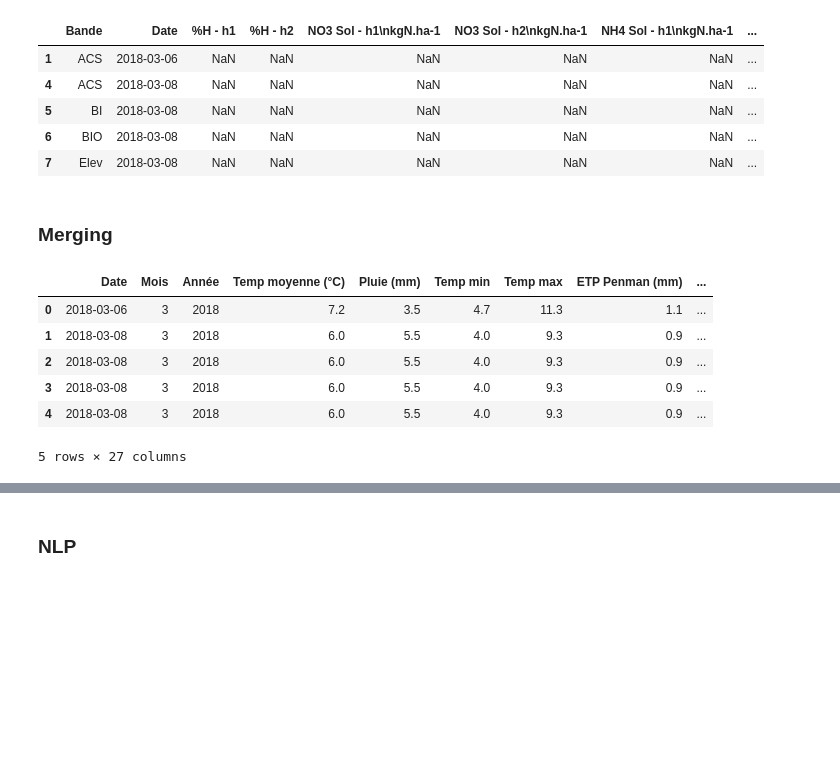
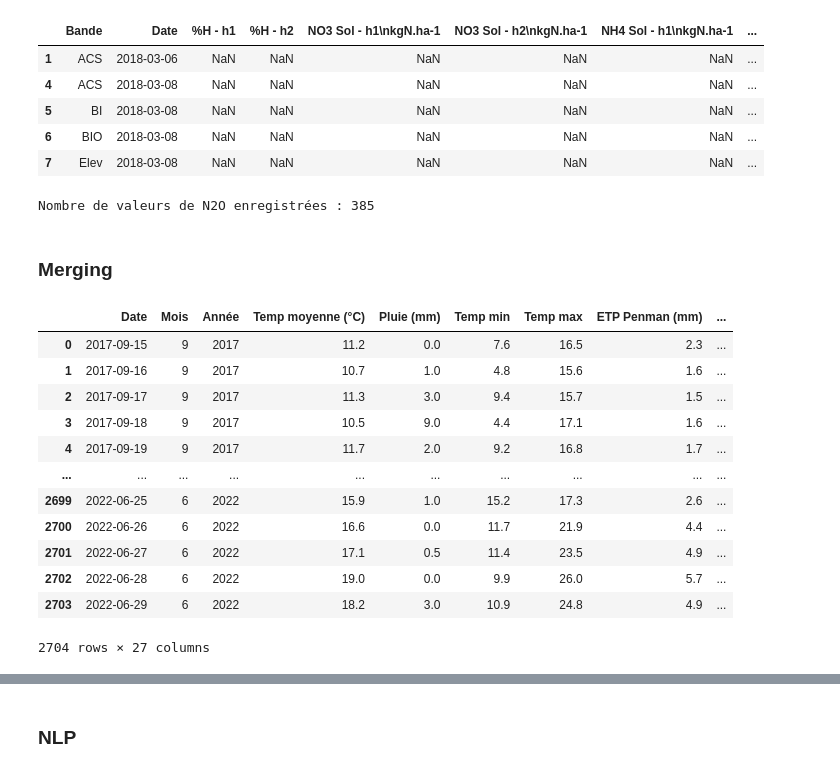
Before and after one commit to drylse/fil_rouge, a Jupyter notebook: pretraitement.ipynb, the cells around one changed output, grey strips where cells are left out. Drawn from its saved outputs; the diff is of its cells as text; code cells hidden in the pictures; blank space fills up the shorter version.

```diff
--- a/pretraitement.ipynb
+++ b/pretraitement.ipynb
@@ -191,0 +323,4 @@ dtype: object
+# %%
+print(ntraj.Bande.unique())
+ntraj = ntraj.replace('REF', 'ref')
+print(ntraj.Bande.unique())
@@ -206,17 +350,27 @@ ntraj.head()
 | 5 | BI | 2018-03-08 | NaN | NaN | NaN | NaN | NaN | ... |
 | 6 | BIO | 2018-03-08 | NaN | NaN | NaN | NaN | NaN | ... |
 | 7 | Elev | 2018-03-08 | NaN | NaN | NaN | NaN | NaN | ... |
+# %%
+print("Nombre de valeurs de N2O enregistrées : " + str(sum(ntraj["N2O gN.ha-1.j-1"].isna() == False)))
+# %% [output]
+Nombre de valeurs de N2O enregistrées : 385
 # %% [markdown]
 ### Merging
 # %%
-m_ntraj = meteo.merge(ntraj, on="Date")
+m_ntraj = meteo.merge(ntraj, on="Date", how="outer")
 # %%
-m_ntraj.head()
+m_ntraj
 # %% [output]
 |  | Date | Mois | Année | Temp moyenne (°C) | Pluie (mm) | Temp min | Temp max | ETP Penman (mm) | ... |
-| 0 | 2018-03-06 | 3 | 2018 | 7.2 | 3.5 | 4.7 | 11.3 | 1.1 | ... |
-| 1 | 2018-03-08 | 3 | 2018 | 6.0 | 5.5 | 4.0 | 9.3 | 0.9 | ... |
-| 2 | 2018-03-08 | 3 | 2018 | 6.0 | 5.5 | 4.0 | 9.3 | 0.9 | ... |
-| 3 | 2018-03-08 | 3 | 2018 | 6.0 | 5.5 | 4.0 | 9.3 | 0.9 | ... |
-| 4 | 2018-03-08 | 3 | 2018 | 6.0 | 5.5 | 4.0 | 9.3 | 0.9 | ... |
+| 0 | 2017-09-15 | 9 | 2017 | 11.2 | 0.0 | 7.6 | 16.5 | 2.3 | ... |
+| 1 | 2017-09-16 | 9 | 2017 | 10.7 | 1.0 | 4.8 | 15.6 | 1.6 | ... |
+| 2 | 2017-09-17 | 9 | 2017 | 11.3 | 3.0 | 9.4 | 15.7 | 1.5 | ... |
+| 3 | 2017-09-18 | 9 | 2017 | 10.5 | 9.0 | 4.4 | 17.1 | 1.6 | ... |
+| 4 | 2017-09-19 | 9 | 2017 | 11.7 | 2.0 | 9.2 | 16.8 | 1.7 | ... |
+| ... | ... | ... | ... | ... | ... | ... | ... | ... | ... |
+| 2699 | 2022-06-25 | 6 | 2022 | 15.9 | 1.0 | 15.2 | 17.3 | 2.6 | ... |
+| 2700 | 2022-06-26 | 6 | 2022 | 16.6 | 0.0 | 11.7 | 21.9 | 4.4 | ... |
+| 2701 | 2022-06-27 | 6 | 2022 | 17.1 | 0.5 | 11.4 | 23.5 | 4.9 | ... |
+| 2702 | 2022-06-28 | 6 | 2022 | 19.0 | 0.0 | 9.9 | 26.0 | 5.7 | ... |
+| 2703 | 2022-06-29 | 6 | 2022 | 18.2 | 3.0 | 10.9 | 24.8 | 4.9 | ... |
-5 rows × 27 columns
+2704 rows × 27 columns
```
Also changed, not shown: parts of 89 cells of this notebook.
